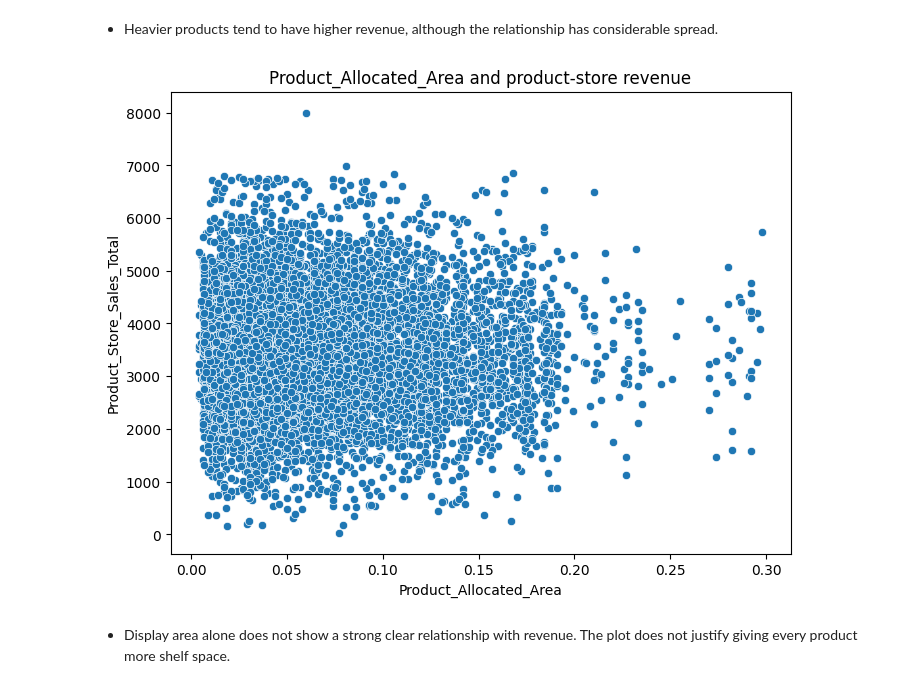
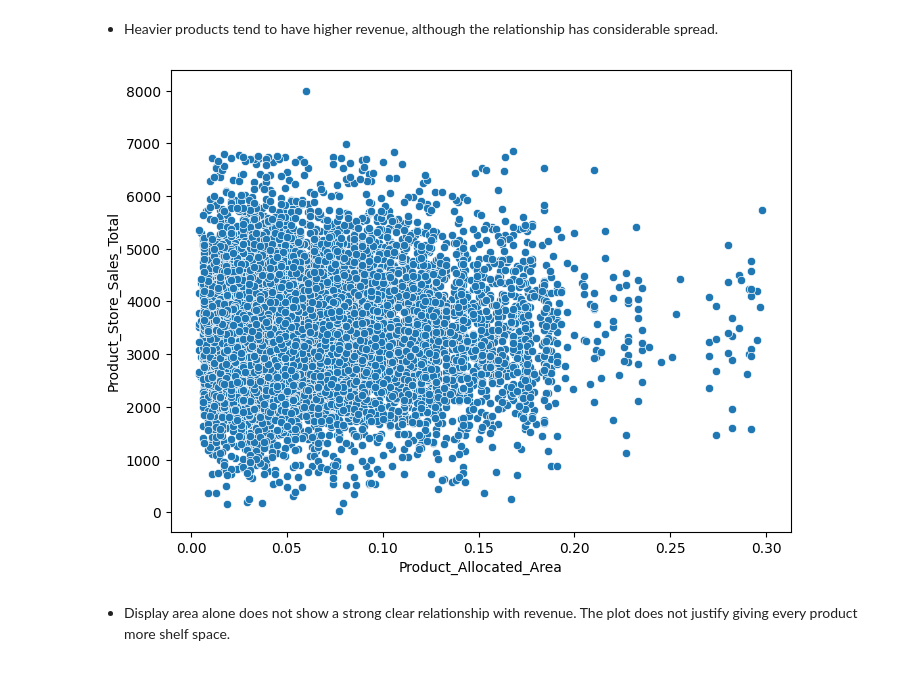
Before and after one commit to pradeeptathineni/superkart-model-deployment, a Jupyter notebook: Full_Code_SuperKart_Model_Deployment_Notebook_solution.ipynb, the cells around one changed output. Drawn from its saved outputs; the diff is of its cells as text; code cells hidden in the pictures.

```diff
--- a/Full_Code_SuperKart_Model_Deployment_Notebook_solution.ipynb
+++ b/Full_Code_SuperKart_Model_Deployment_Notebook_solution.ipynb
@@ -434,13 +439,11 @@ plt.show()
 # %% [markdown]
 - Heavier products tend to have higher revenue, although the relationship has considerable spread.
 # %%
-# Follow the supplied scatterplot pattern for each numeric feature
-plt.figure(figsize=(8, 6))
-sns.scatterplot(x=data["Product_Allocated_Area"], y=data["Product_Store_Sales_Total"])
-plt.title("Product_Allocated_Area and product-store revenue")
+plt.figure(figsize=[8, 6])
+sns.scatterplot(x=data.Product_Allocated_Area, y=data.Product_Store_Sales_Total) #Complete the code to plot a scatterplot of Product_Allocated_Area and Product_Store_Sales_Total
 plt.show()
 # %% [output]
-[figure, old version]
+[figure, new version]
 # %% [markdown]
 - Display area alone does not show a strong clear relationship with revenue. The plot does not justify giving every product more shelf space.
 # %%
```
Also changed, not shown: parts of 170 cells of this notebook, 19 other files.
